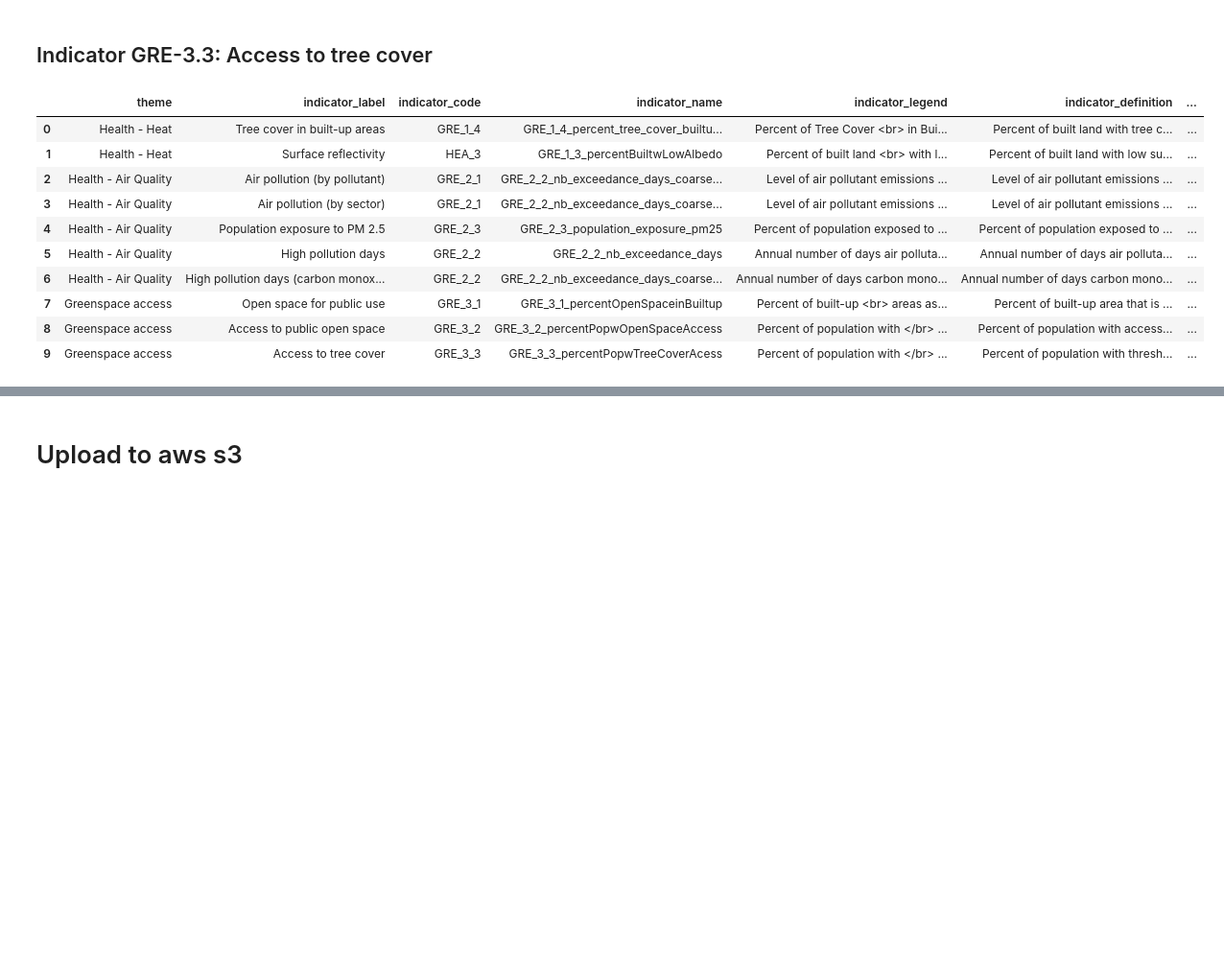
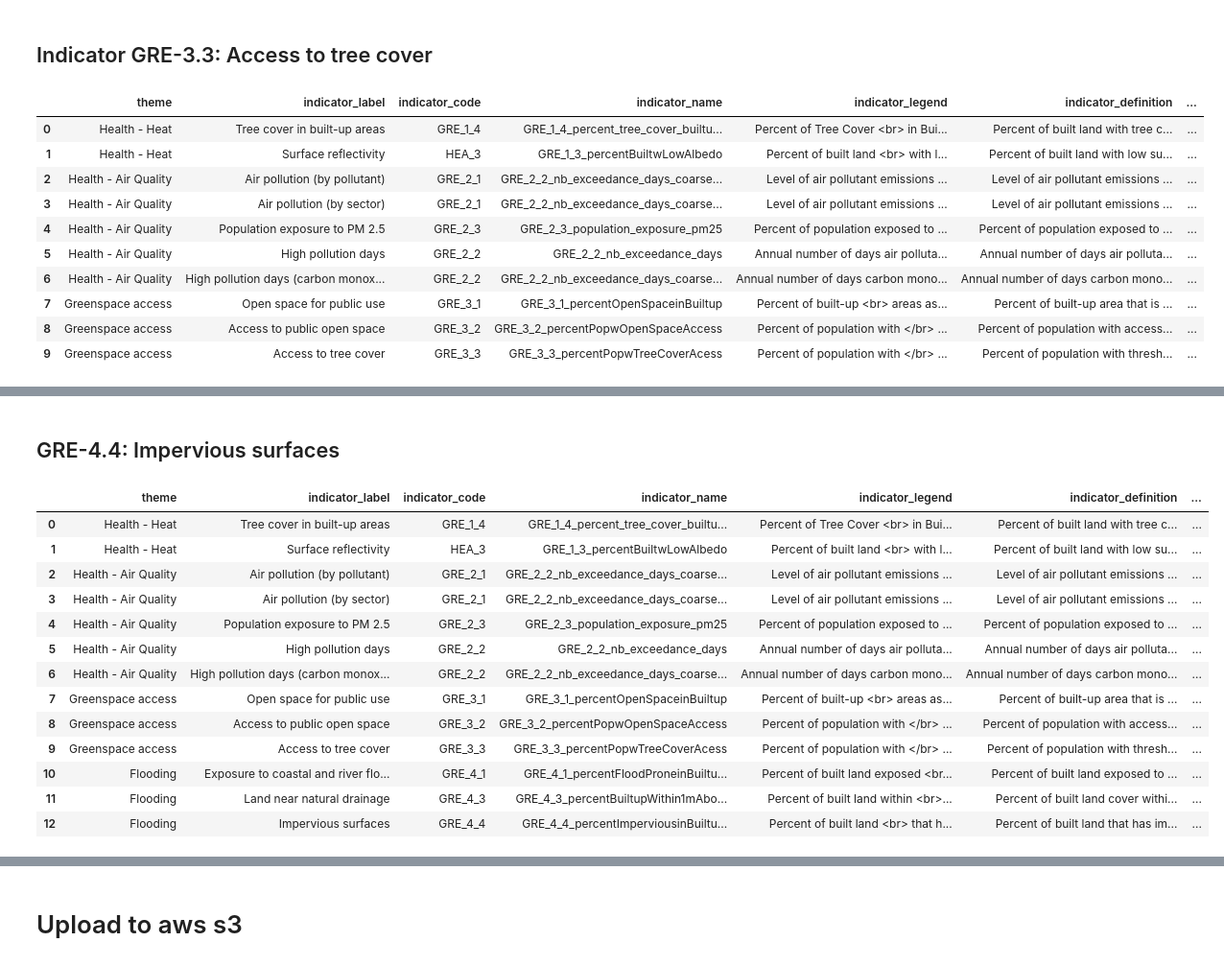
Before and after one commit to wri/cities-cities4forests-indicators, a Jupyter notebook: scripts/define-indicators.ipynb, the cells around one changed output, grey strips where cells are left out. Shown at 96% size. Saved outputs shown, nothing was run; the diff lists cells and outputs as text; code cells hidden in the pictures; blank space fills up the shorter version.

```diff
--- a/scripts/define-indicators.ipynb
+++ b/scripts/define-indicators.ipynb
@@ -245,0 +250,12 @@ indicators_definitions
+# %%
+indicators_definitions = indicators_definitions.append({'theme' : 'Flooding',
+                                                        'indicator_label' : 'Exposure to coastal and river flooding',
+                                                        'indicator_code' : 'GRE_4_1',
+                                                        'indicator_name' : 'GRE_4_1_percentFloodProneinBuiltup2050',
+                                                        'indicator_legend' : 'Percent of built land exposed <br> to coastal or riverine flooding (%)',
+                                                       'indicator_definition' : 'Percent of built land exposed to coastal or riverine flooding',
+                                                       'data_sources' : 'Aqueduct Floods, ESA World Cover',
+                                                       'importance' : 'Most cities are built near coasts or along rivers. These natural assets for economic development can also present a hazard when they cause flooding in built-up areas. Prevalence of these floods is increasing globally as a result of sea level rise and extreme precipitation caused by climate change.',
+                                                       'methods' : 'We use projections from <a href="https://www.wri.org/applications/aqueduct/floods/">Aqueduct Floods</a> retrieved through Earth Engine to characterize the coastal and riverine flood hazards for each city in year 2050 in terms of meters of inundation depth. The scenario variables we use are a 100 year return period, the Business As Usual/Pessimistic (RCP8.5) climate scenario, high sea level rise, no subsidence, and the GFDL-ESM2M riverine projection model. We then compare locations of either projected coastal or riverine flooding to built-up areas in the city in 2020 as defined by the built-up class from <a href="https://developers.google.com/earth-engine/datasets/catalog/ESA_WorldCover_v100">ESA WorldCover</a>.For each city and city district we calculate the number of built-up pixels and the number of built-up pixels projected to experience a flood inundation depth greater than zero. Then we calculate the percent of built-up pixels with flood exposure. Because this indicator considers 2020 built-up in comparison to projected 2050 inundation, it may underestimate built area exposed to the hazard as a result of future land development. Note that this is an indicator of flood hazard and it does not consider how mitigation measures such as flood protection infrastructure (levees, etc.) may impact risk of inundation from flooding under the scenario described.' },
+                                                       ignore_index = True)
+indicators_definitions
@@ -245,0 +305,29 @@ indicators_definitions
+# %% [markdown]
+## GRE-4.4: Impervious surfaces
+# %%
+indicators_definitions = indicators_definitions.append({'theme' : 'Flooding',
+                                                        'indicator_label' : 'Impervious surfaces',
+                                                        'indicator_code' : 'GRE_4_4',
+                                                        'indicator_name' : 'GRE_4_4_percentImperviousinBuiltup2018',
+                                                        'indicator_legend' : 'Percent of built land <br> that has impervious surface (%)',
+                                                       'indicator_definition' : 'Percent of built land that has impervious surface',
+                                                       'data_sources' : ' Tsinghua Annual maps of global artificial impervious area, ESA World Cover',
+                                                       'importance' : 'Impervious surfaces (in urban areas, typically buildings, roads and other pavement) prevent water from soaking into the ground on-site and contribute to decreased overall water infiltration and increased runoff and can increase the prevalence of localized flooding. Building cities to minimize use of impervious surfaces (with alternative construction materials or intentional greening) allows for greater natural water infiltration and can enable cities to "sponge" up excess water, decrease flooding and protect groundwater resources.',
+                                                       'methods' : 'We obtain the estimated extent of impervious areas in 2018 from <a href="https://developers.google.com/earth-engine/datasets/catalog/Tsinghua_FROM-GLC_GAIA_v10">Tsinghua Annual maps of global artificial impervious area</a>. This 30-meter resolution dataset defines a pixel with at least 50% impervious surface as impervious. We then compare these areas to built-up areas (human settlement areas) in the city as defined by the built-up class from <a href="https://developers.google.com/earth-engine/datasets/catalog/ESA_WorldCover_v100">ESA WorldCover</a>. For each city and city district, we calculate at 10 meter scale the number of built-up pixels and the number of impervious built-up pixels. Then we calculate the percent of built-up pixels that are impervious.' },
+                                                       ignore_index = True)
+indicators_definitions
+# %% [output]
+|  | theme | indicator_label | indicator_code | indicator_name | indicator_legend | indicator_definition | ... |
+| 0 | Health - Heat | Tree cover in built-up areas | GRE_1_4 | GRE_1_4_percent_tree_cover_builtu... | Percent of Tree Cover <br> in Bui... | Percent of built land with tree c... | ... |
+| 1 | Health - Heat | Surface reflectivity | HEA_3 | GRE_1_3_percentBuiltwLowAlbedo | Percent of built land <br> with l... | Percent of built land with low su... | ... |
+| 2 | Health - Air Quality | Air pollution (by pollutant) | GRE_2_1 | GRE_2_2_nb_exceedance_days_coarse... | Level of air pollutant emissions ... | Level of air pollutant emissions ... | ... |
+| 3 | Health - Air Quality | Air pollution (by sector) | GRE_2_1 | GRE_2_2_nb_exceedance_days_coarse... | Level of air pollutant emissions ... | Level of air pollutant emissions ... | ... |
+| 4 | Health - Air Quality | Population exposure to PM 2.5 | GRE_2_3 | GRE_2_3_population_exposure_pm25 | Percent of population exposed to ... | Percent of population exposed to ... | ... |
+| 5 | Health - Air Quality | High pollution days | GRE_2_2 | GRE_2_2_nb_exceedance_days | Annual number of days air polluta... | Annual number of days air polluta... | ... |
+| 6 | Health - Air Quality | High pollution days (carbon monox... | GRE_2_2 | GRE_2_2_nb_exceedance_days_coarse... | Annual number of days carbon mono... | Annual number of days carbon mono... | ... |
+| 7 | Greenspace access | Open space for public use | GRE_3_1 | GRE_3_1_percentOpenSpaceinBuiltup | Percent of built-up <br> areas as... | Percent of built-up area that is ... | ... |
+| 8 | Greenspace access | Access to public open space | GRE_3_2 | GRE_3_2_percentPopwOpenSpaceAccess | Percent of population with </br> ... | Percent of population with access... | ... |
+| 9 | Greenspace access | Access to tree cover | GRE_3_3 | GRE_3_3_percentPopwTreeCoverAcess | Percent of population with </br> ... | Percent of population with thresh... | ... |
+| 10 | Flooding | Exposure to coastal and river flo... | GRE_4_1 | GRE_4_1_percentFloodProneinBuiltu... | Percent of built land exposed <br... | Percent of built land exposed to ... | ... |
+| 11 | Flooding | Land near natural drainage | GRE_4_3 | GRE_4_3_percentBuiltupWithin1mAbo... | Percent of built land within <br>... | Percent of built land cover withi... | ... |
+| 12 | Flooding | Impervious surfaces | GRE_4_4 | GRE_4_4_percentImperviousinBuiltu... | Percent of built land <br> that h... | Percent of built land that has im... | ... |
```
Also changed, not shown: parts of 12 cells of this notebook, 2 other files.
